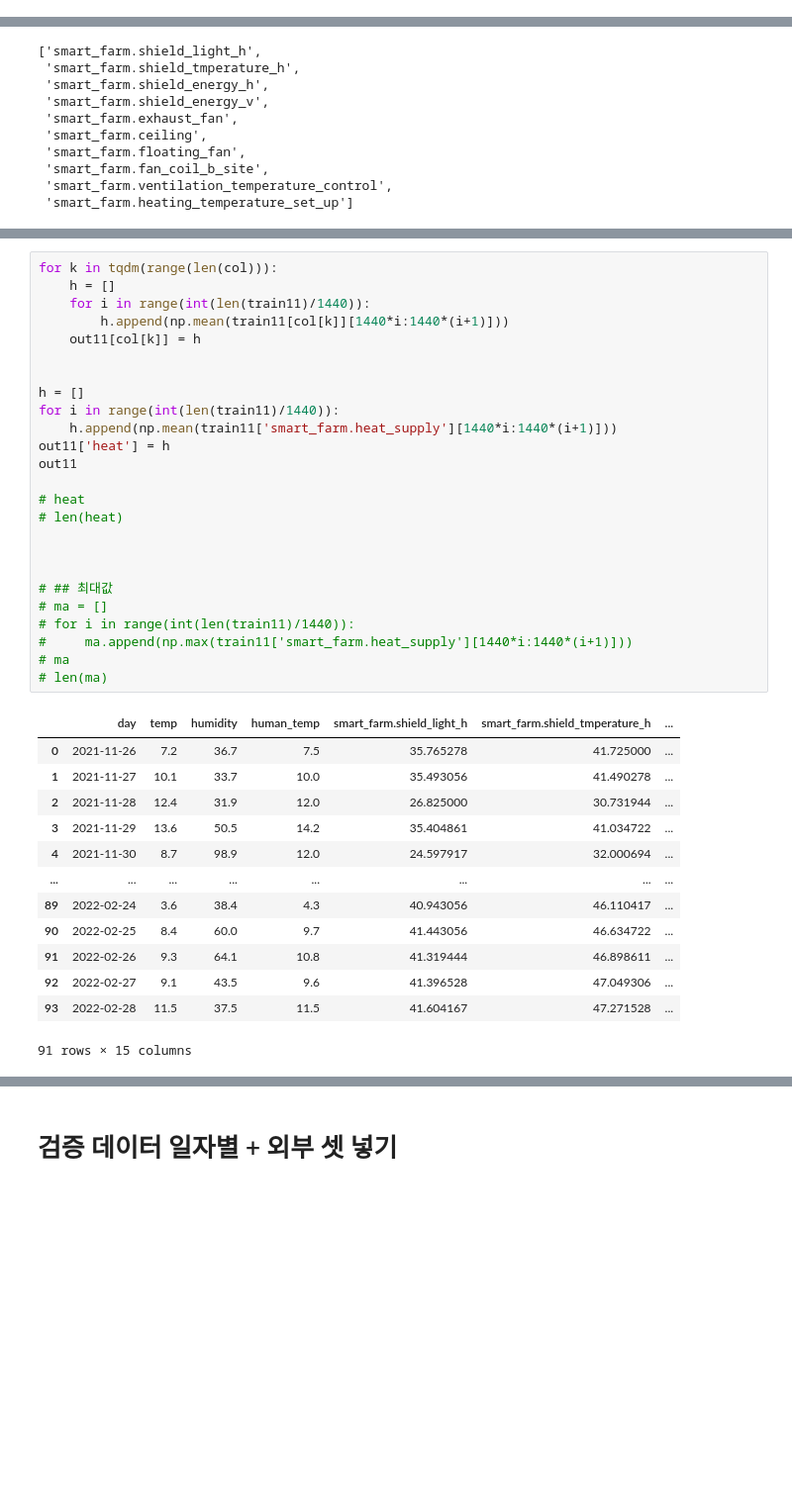
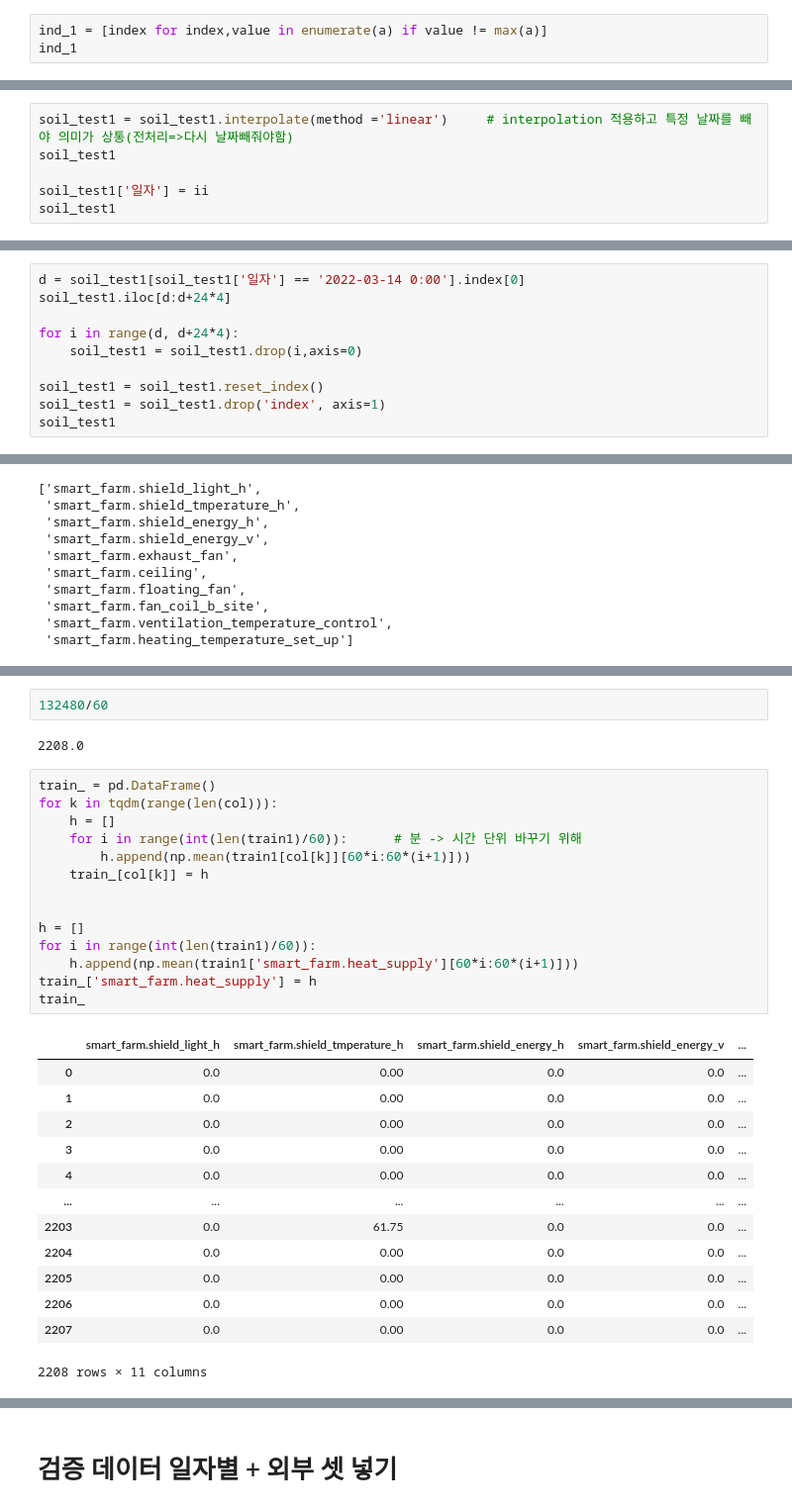
Before and after one commit to lala991204/Contest_weather, a Jupyter notebook: Smart_Farm/토양수분_열 공급량 관계_hour.ipynb, the cells around one changed output, grey strips where cells are left out. Shown at 99% size. Saved outputs shown, nothing was run; the diff lists cells and outputs as text; blank space fills up the shorter version.

```diff
--- a/Smart_Farm/토양수분_열 공급량 관계_hour.ipynb
+++ b/Smart_Farm/토양수분_열 공급량 관계_hour.ipynb
@@ -527,0 +209,3 @@ Index(['smart_farm.yy', 'smart_farm.mm', 'smart_farm.dd', 'smart_farm.hh',
+# %%
+ind_1 = [index for index,value in enumerate(a) if value != max(a)]
+ind_1
@@ -527,0 +482,6 @@ Index(['smart_farm.yy', 'smart_farm.mm', 'smart_farm.dd', 'smart_farm.hh',
+# %%
+soil_test1 = soil_test1.interpolate(method ='linear')     # interpolation 적용하고 특정 날짜를 빼야 의미가 상통(전처리=>다시 날짜빼줘야함)
+soil_test1
+
+soil_test1['일자'] = ii
+soil_test1
@@ -527,0 +502,10 @@ Index(['smart_farm.yy', 'smart_farm.mm', 'smart_farm.dd', 'smart_farm.hh',
+# %%
+d = soil_test1[soil_test1['일자'] == '2022-03-14 0:00'].index[0]
+soil_test1.iloc[d:d+24*4]
+
+for i in range(d, d+24*4):
+    soil_test1 = soil_test1.drop(i,axis=0)
+
+soil_test1 = soil_test1.reset_index()
+soil_test1 = soil_test1.drop('index', axis=1)
+soil_test1
@@ -549,39 +567,32 @@ col
+# %%
+132480/60
+# %% [output]
+2208.0
 # %%
+train_ = pd.DataFrame()
 for k in tqdm(range(len(col))):
     h = []
-    for i in range(int(len(train11)/1440)):
-        h.append(np.mean(train11[col[k]][1440*i:1440*(i+1)]))
-    out11[col[k]] = h
+    for i in range(int(len(train1)/60)):      # 분 -> 시간 단위 바꾸기 위해
+        h.append(np.mean(train1[col[k]][60*i:60*(i+1)]))
+    train_[col[k]] = h
 
 
 h = []
-for i in range(int(len(train11)/1440)):
-    h.append(np.mean(train11['smart_farm.heat_supply'][1440*i:1440*(i+1)]))
-out11['heat'] = h
-out11
-
-# heat
-# len(heat)
-
-
-
-# ## 최대값
-# ma = []
-# for i in range(int(len(train11)/1440)):
-#     ma.append(np.max(train11['smart_farm.heat_supply'][1440*i:1440*(i+1)]))
-# ma
-# len(ma)
+for i in range(int(len(train1)/60)):
+    h.append(np.mean(train1['smart_farm.heat_supply'][60*i:60*(i+1)]))
+train_['smart_farm.heat_supply'] = h
+train_
 # %% [output]
-|  | day | temp | humidity | human_temp | smart_farm.shield_light_h | smart_farm.shield_tmperature_h | ... |
-| 0 | 2021-11-26 | 7.2 | 36.7 | 7.5 | 35.765278 | 41.725000 | ... |
-| 1 | 2021-11-27 | 10.1 | 33.7 | 10.0 | 35.493056 | 41.490278 | ... |
-| 2 | 2021-11-28 | 12.4 | 31.9 | 12.0 | 26.825000 | 30.731944 | ... |
-| 3 | 2021-11-29 | 13.6 | 50.5 | 14.2 | 35.404861 | 41.034722 | ... |
-| 4 | 2021-11-30 | 8.7 | 98.9 | 12.0 | 24.597917 | 32.000694 | ... |
-| ... | ... | ... | ... | ... | ... | ... | ... |
-| 89 | 2022-02-24 | 3.6 | 38.4 | 4.3 | 40.943056 | 46.110417 | ... |
-| 90 | 2022-02-25 | 8.4 | 60.0 | 9.7 | 41.443056 | 46.634722 | ... |
-| 91 | 2022-02-26 | 9.3 | 64.1 | 10.8 | 41.319444 | 46.898611 | ... |
-| 92 | 2022-02-27 | 9.1 | 43.5 | 9.6 | 41.396528 | 47.049306 | ... |
-| 93 | 2022-02-28 | 11.5 | 37.5 | 11.5 | 41.604167 | 47.271528 | ... |
+|  | smart_farm.shield_light_h | smart_farm.shield_tmperature_h | smart_farm.shield_energy_h | smart_farm.shield_energy_v | ... |
+| 0 | 0.0 | 0.00 | 0.0 | 0.0 | ... |
+| 1 | 0.0 | 0.00 | 0.0 | 0.0 | ... |
+| 2 | 0.0 | 0.00 | 0.0 | 0.0 | ... |
+| 3 | 0.0 | 0.00 | 0.0 | 0.0 | ... |
+| 4 | 0.0 | 0.00 | 0.0 | 0.0 | ... |
+| ... | ... | ... | ... | ... | ... |
+| 2203 | 0.0 | 61.75 | 0.0 | 0.0 | ... |
+| 2204 | 0.0 | 0.00 | 0.0 | 0.0 | ... |
+| 2205 | 0.0 | 0.00 | 0.0 | 0.0 | ... |
+| 2206 | 0.0 | 0.00 | 0.0 | 0.0 | ... |
+| 2207 | 0.0 | 0.00 | 0.0 | 0.0 | ... |
-91 rows × 15 columns
+2208 rows × 11 columns
```
Also changed, not shown: parts of 104 cells of this notebook, 1 other file.
